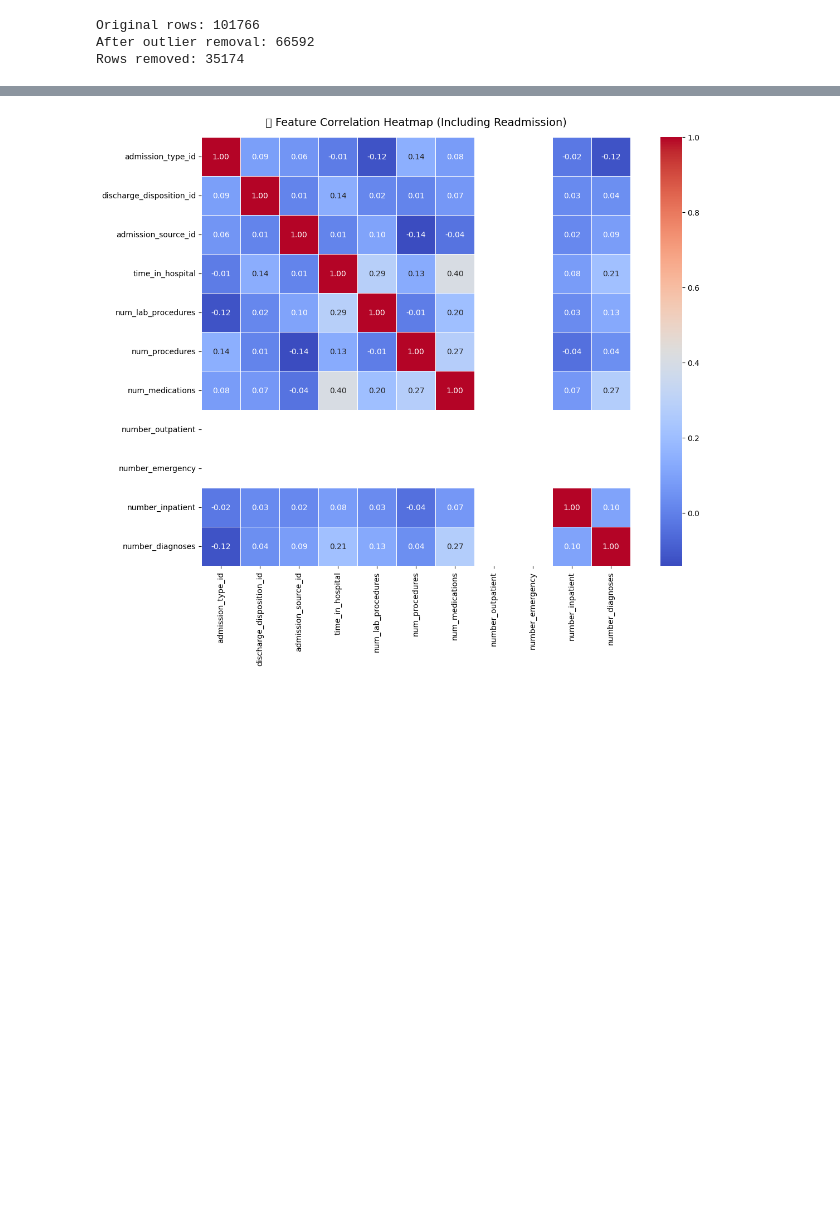
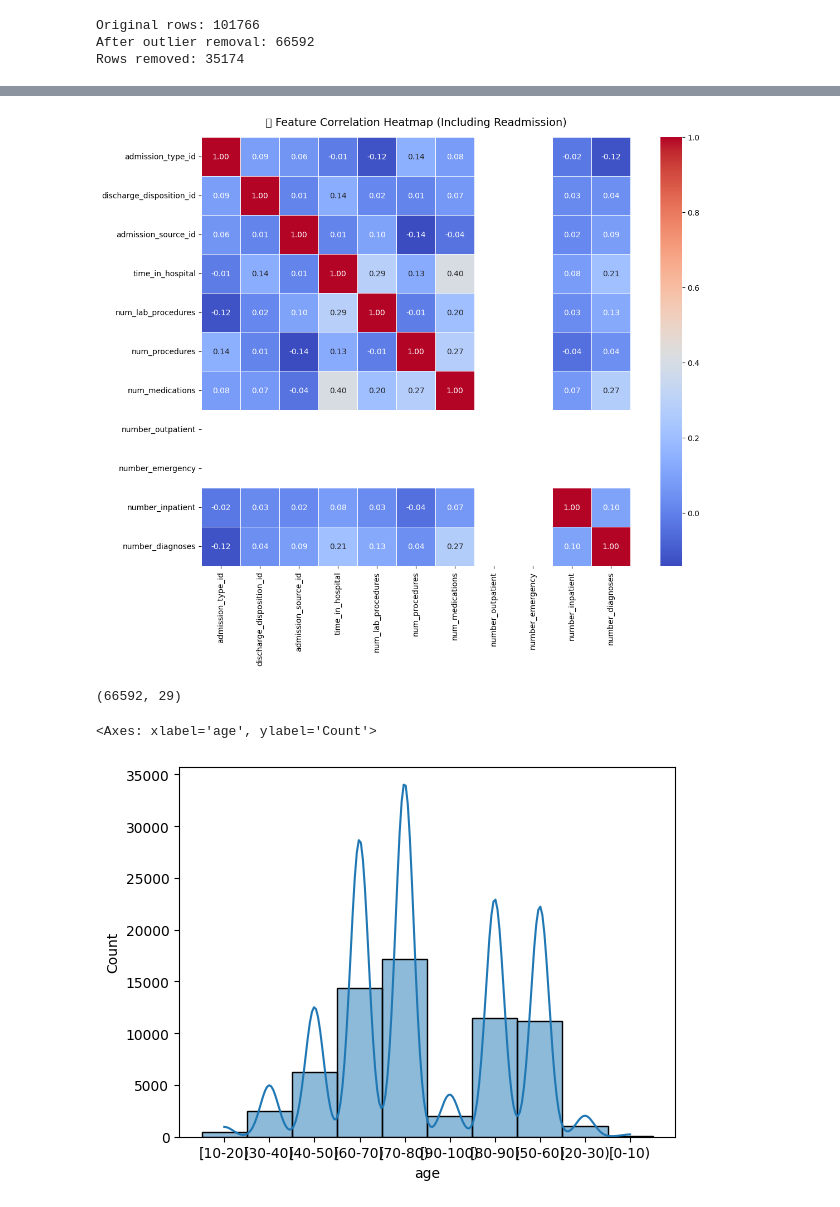
Before and after one commit to MuhammadHamza687/dsf, a Jupyter notebook: DSF_Mid_Lab_Exam.ipynb, the cells around one changed output, grey strips where cells are left out. Drawn from its saved outputs; the diff is of its cells as text; code cells hidden in the pictures; blank space fills up the shorter version.

```diff
--- a/DSF_Mid_Lab_Exam.ipynb
+++ b/DSF_Mid_Lab_Exam.ipynb
@@ -14,6 +14,6 @@ print(df.columns.tolist())
 (101766, 50)
 ['encounter_id', 'patient_nbr', 'race', 'gender', 'age', 'weight', 'admission_type_id', 'discharge_disposition_id', 'admission_source_id', 'time_in_hospital', 'payer_code', 'medical_specialty', 'num_l ...
 # %%
-df.drop(['weight', 'payer_code', 'max_glu_serum', 'encounter_id', 'patient_nbr', 'medical_specialty'], axis=1, inplace=True)
+df.drop(['weight', 'payer_code', 'encounter_id', 'patient_nbr', 'medical_specialty'], axis=1, inplace=True)
 df.shape
 # %% [output]
@@ -38,6 +38,10 @@ for col in ['diag_1', 'diag_2', 'diag_3']:
     mode_value = df[col].mode()[0]   # sabse frequent value
     df[col] = df[col].fillna(mode_value)
     print(f"{col} column filled with mode: {mode_value}")
+
+
+#imputing missing values in 'max_glu_serum' column with 'not_tested'
+df['max_glu_serum'] = df['max_glu_serum'].replace(np.nan, 'not_tested')
 # %% [output]
 diag_1 column filled with mode: 428
 diag_2 column filled with mode: 276
@@ -246,7 +263,7 @@ Name: count, dtype: int64
 ['race', 'gender', 'age', 'admission_type_id', 'discharge_disposition_id', 'admission_source_id', 'time_in_hospital', 'num_lab_procedures', 'num_procedures', 'num_medications', 'number_outpatient', 'n ...
 # %%
-# Threshold for dominance (95%)
-threshold = 0.95
+# Threshold for dominance (98%)
+threshold = 0.98
 
 # Columns jaha 95%+ values 'No' hain
 mostly_no_cols = []
@@ -397,5 +415,12 @@ plt.title("📊 Feature Correlation Heatmap (Including Readmission)", fontsize=1
 
 # Show plot
 plt.show()
+print(df_cleaned.shape)
 # %% [output]
 [figure]
+(66592, 29)
+# %%
+sns.histplot(data= df_cleaned, x = 'age', kde=True, bins=50)
+# %% [output]
+<Axes: xlabel='age', ylabel='Count'>
+[figure, added]
```
Also changed, not shown: parts of 22 cells of this notebook.
